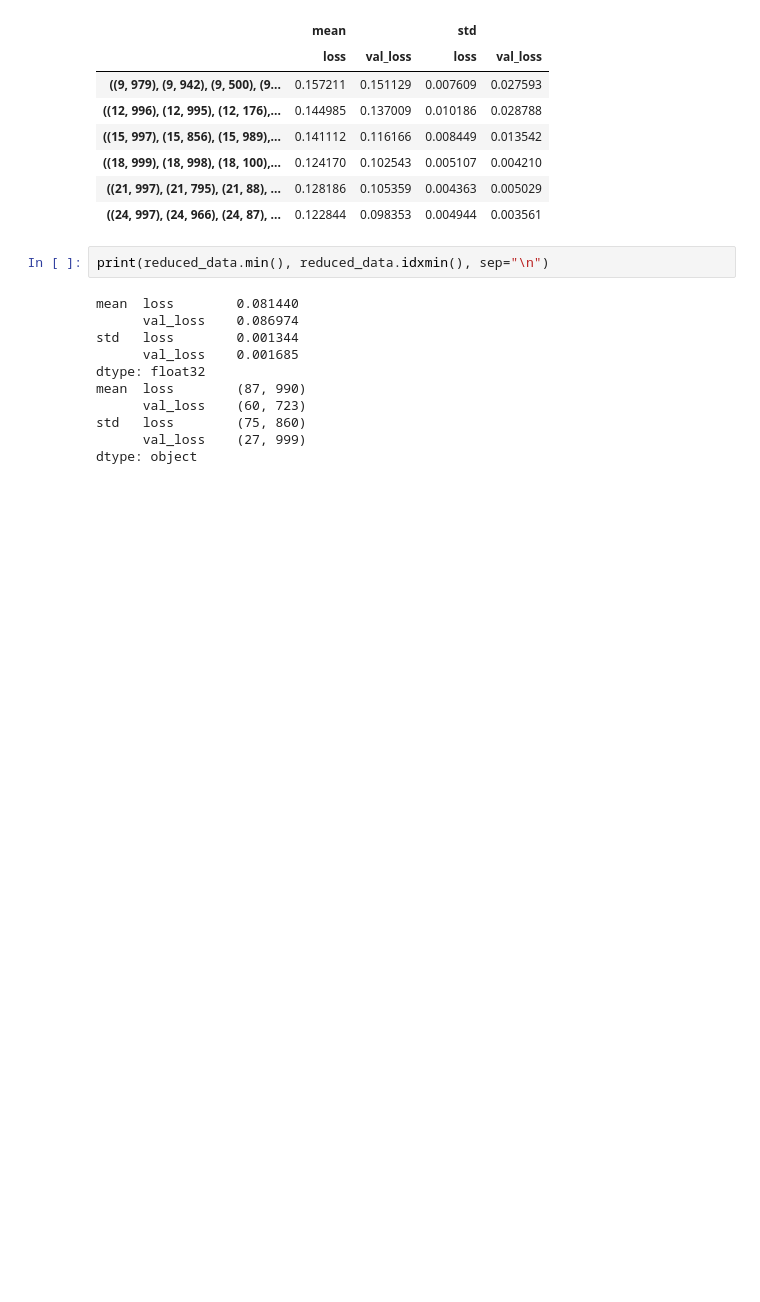
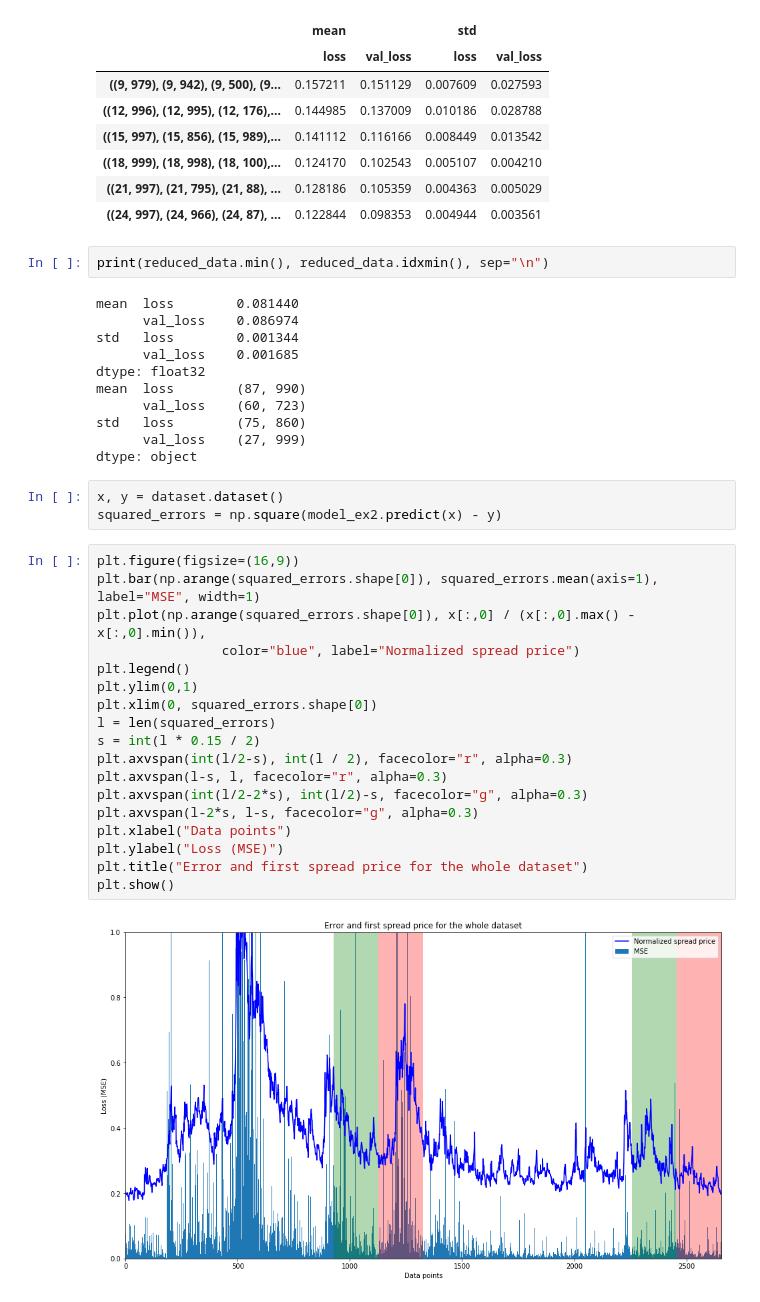
Before and after one commit to leyhline/vix-term-structure, a Jupyter notebook: experiment02.ipynb, the cells around one changed output. Saved outputs shown, nothing was run; the diff lists cells and outputs as text; blank space fills up the shorter version.

Commit message:
Plot for error over time

```diff
--- a/experiment02.ipynb
+++ b/experiment02.ipynb
@@ -112,3 +112,26 @@ mean  loss        (87, 990)
 std   loss        (75, 860)
       val_loss    (27, 999)
 dtype: object
+# %%
+x, y = dataset.dataset()
+squared_errors = np.square(model_ex2.predict(x) - y)
+# %%
+plt.figure(figsize=(16,9))
+plt.bar(np.arange(squared_errors.shape[0]), squared_errors.mean(axis=1), label="MSE", width=1)
+plt.plot(np.arange(squared_errors.shape[0]), x[:,0] / (x[:,0].max() - x[:,0].min()),
+                color="blue", label="Normalized spread price")
+plt.legend()
+plt.ylim(0,1)
+plt.xlim(0, squared_errors.shape[0])
+l = len(squared_errors)
+s = int(l * 0.15 / 2)
+plt.axvspan(int(l/2-s), int(l / 2), facecolor="r", alpha=0.3)
+plt.axvspan(l-s, l, facecolor="r", alpha=0.3)
+plt.axvspan(int(l/2-2*s), int(l/2)-s, facecolor="g", alpha=0.3)
+plt.axvspan(l-2*s, l-s, facecolor="g", alpha=0.3)
+plt.xlabel("Data points")
+plt.ylabel("Loss (MSE)")
+plt.title("Error and first spread price for the whole dataset")
+plt.show()
+# %% [output]
+[figure, added]
```
Also changed, not shown: parts of 4 cells of this notebook.
